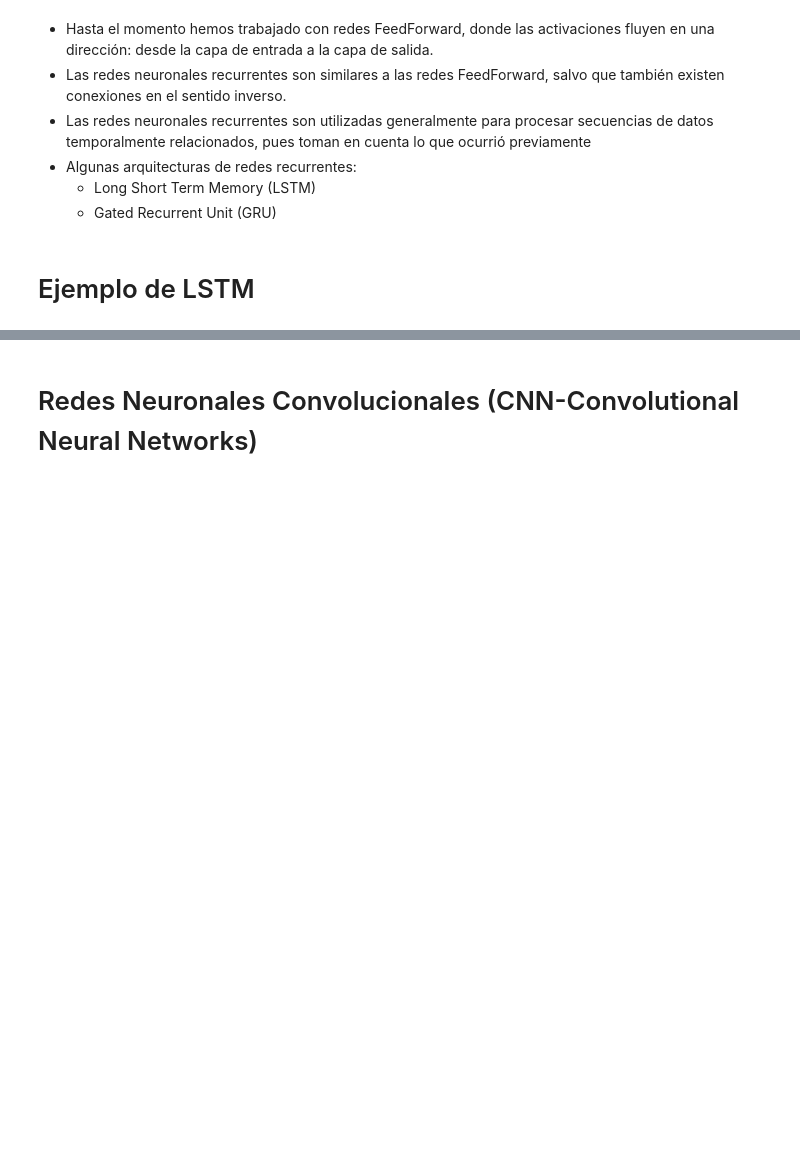
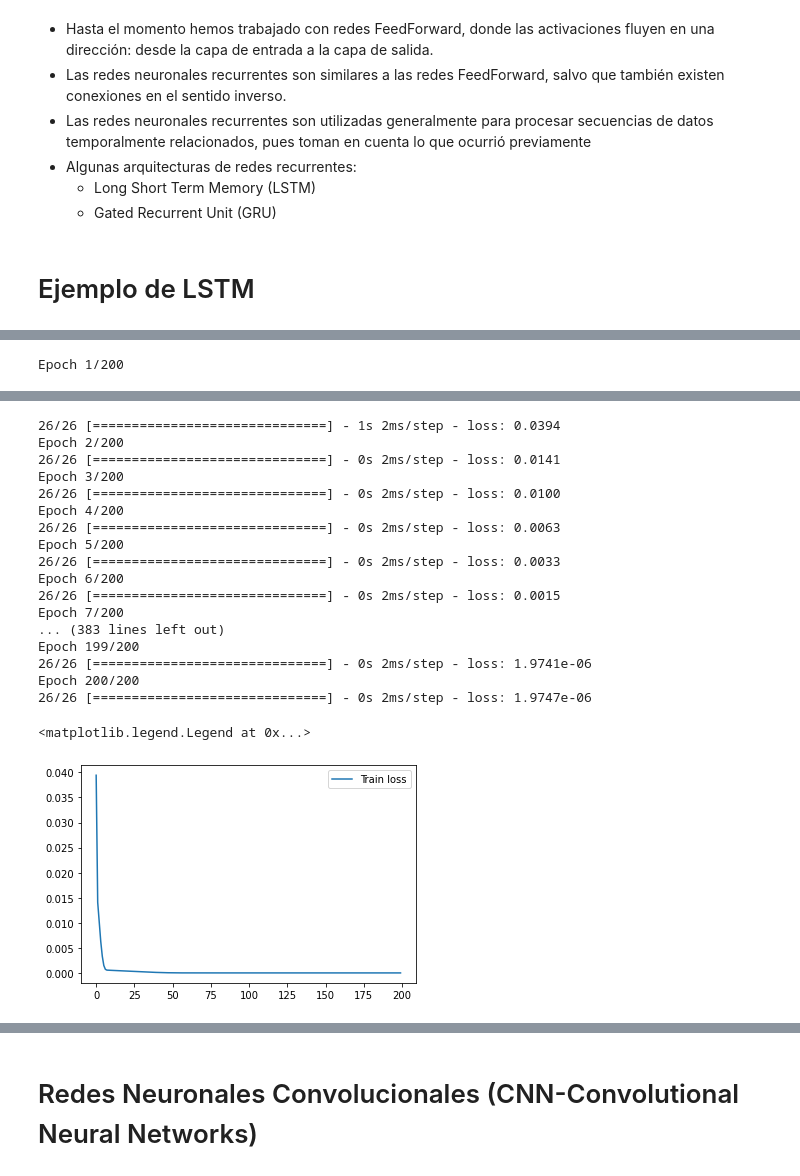
Before and after one commit to polivares/DataScience2022-1, a Jupyter notebook: 11-NeuralNetworks/11-NeuralNetworks.ipynb, the cells around one changed output, grey strips where cells are left out. Saved outputs shown, nothing was run; the diff lists cells and outputs as text; code cells hidden in the pictures; blank space fills up the shorter version.

```diff
--- a/11-NeuralNetworks/11-NeuralNetworks.ipynb
+++ b/11-NeuralNetworks/11-NeuralNetworks.ipynb
@@ -348,19 +521,17 @@ generator = timeseries_dataset_from_array(
 model = Sequential()
 # Capa LSTM
 model.add(LSTM(units = 50,
-               return_sequences = True # True si la siguiente capa será una capa recurrente
+               return_sequences = False # True si la siguiente capa será una capa recurrente
                ))
-model.add(LSTM(units = 50,
-               return_sequences = True))
-model.add(LSTM(units = 50,
-               return_sequences = False))
 # Capa de salida
 model.add(Dense(units = 1, activation = 'relu'))
 
 # Compilado
 model.compile(loss = 'mean_squared_error', optimizer = 'adam')
 
-history_lstm = model.fit_generator(generator, epochs=200) # el generador creará los datos en cada iteración
+history_lstm = model.fit(generator, epochs=200) # el generador creará los datos en cada iteración
 
 plt.plot(history_lstm.history['loss'], label='Train loss')
 plt.legend()
+# %% [output]
+Epoch 1/200
@@ -367,3 +539,22 @@ plt.legend()
+26/26 [==============================] - 1s 2ms/step - loss: 0.0394
+Epoch 2/200
+26/26 [==============================] - 0s 2ms/step - loss: 0.0141
+Epoch 3/200
+26/26 [==============================] - 0s 2ms/step - loss: 0.0100
+Epoch 4/200
+26/26 [==============================] - 0s 2ms/step - loss: 0.0063
+Epoch 5/200
+26/26 [==============================] - 0s 2ms/step - loss: 0.0033
+Epoch 6/200
+26/26 [==============================] - 0s 2ms/step - loss: 0.0015
+Epoch 7/200
+... (383 lines left out)
+Epoch 199/200
+26/26 [==============================] - 0s 2ms/step - loss: 1.9741e-06
+Epoch 200/200
+26/26 [==============================] - 0s 2ms/step - loss: 1.9747e-06
+<matplotlib.legend.Legend at 0x...>
+[figure, added]
 # %%
 # testing
 full = np.concatenate((train, test))
```
Also changed, not shown: parts of 27 cells of this notebook.
